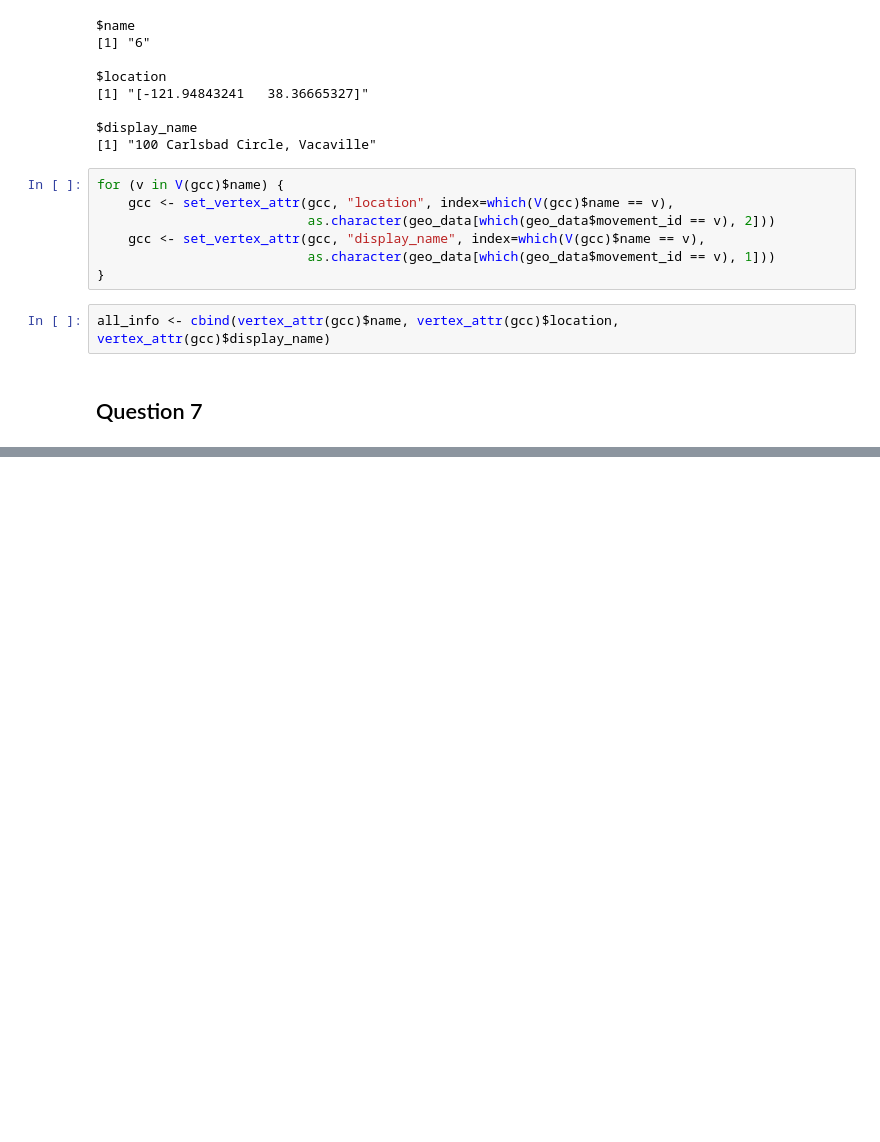
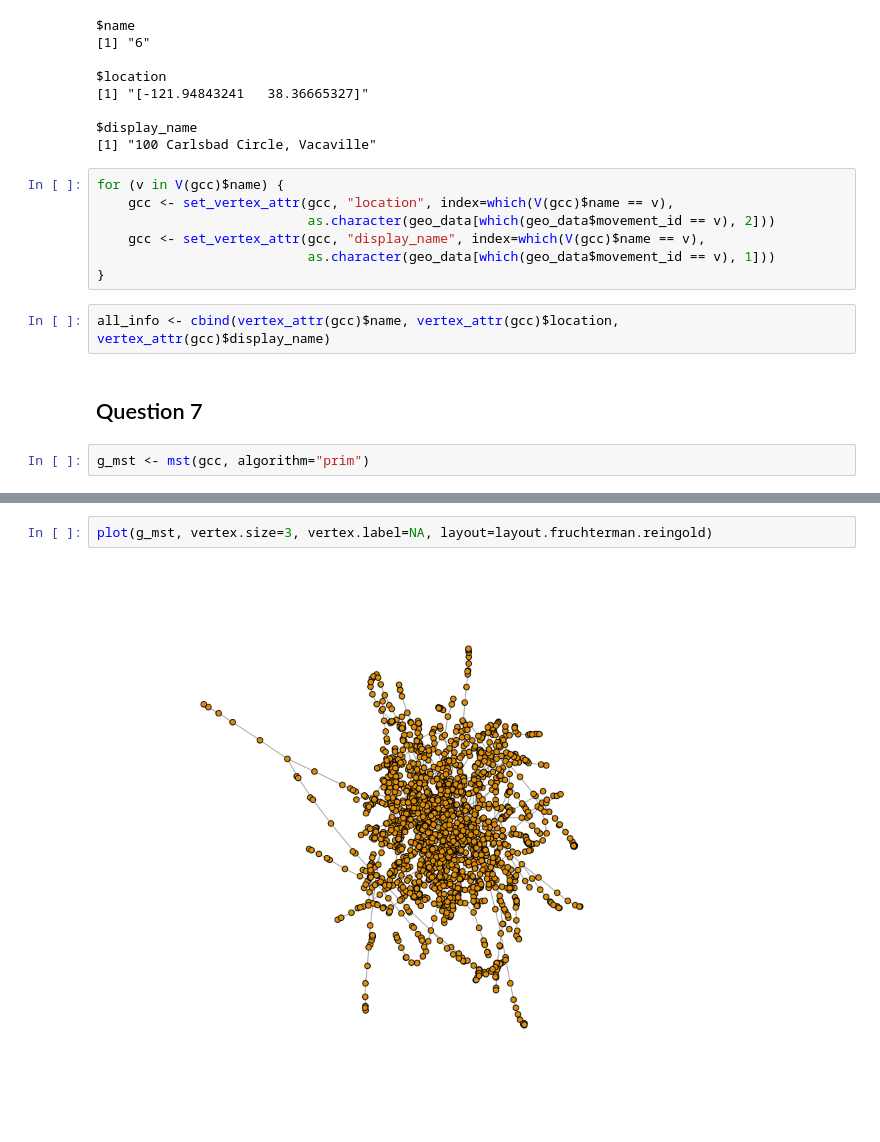
Before and after one commit to maithilibhide/ECE232, a Jupyter notebook: Project5/Uber_Graph.ipynb, the cells around one changed output, grey strips where cells are left out. Cells and saved outputs as stored; diff of their text form; blank space fills up the shorter version.

```diff
--- a/Project5/Uber_Graph.ipynb
+++ b/Project5/Uber_Graph.ipynb
@@ -80,3 +80,5 @@ for (v in V(gcc)$name) {
 all_info <- cbind(vertex_attr(gcc)$name, vertex_attr(gcc)$location, vertex_attr(gcc)$display_name)
 # %% [markdown]
 <h2>Question 7</h2>
+# %%
+g_mst <- mst(gcc, algorithm="prim")
@@ -82,0 +96,4 @@ all_info <- cbind(vertex_attr(gcc)$name, vertex_attr(gcc)$location, vertex_attr(
+# %%
+plot(g_mst, vertex.size=3, vertex.label=NA, layout=layout.fruchterman.reingold)
+# %% [output]
+[figure, added]
```
Also changed, not shown: parts of 4 cells of this notebook.
